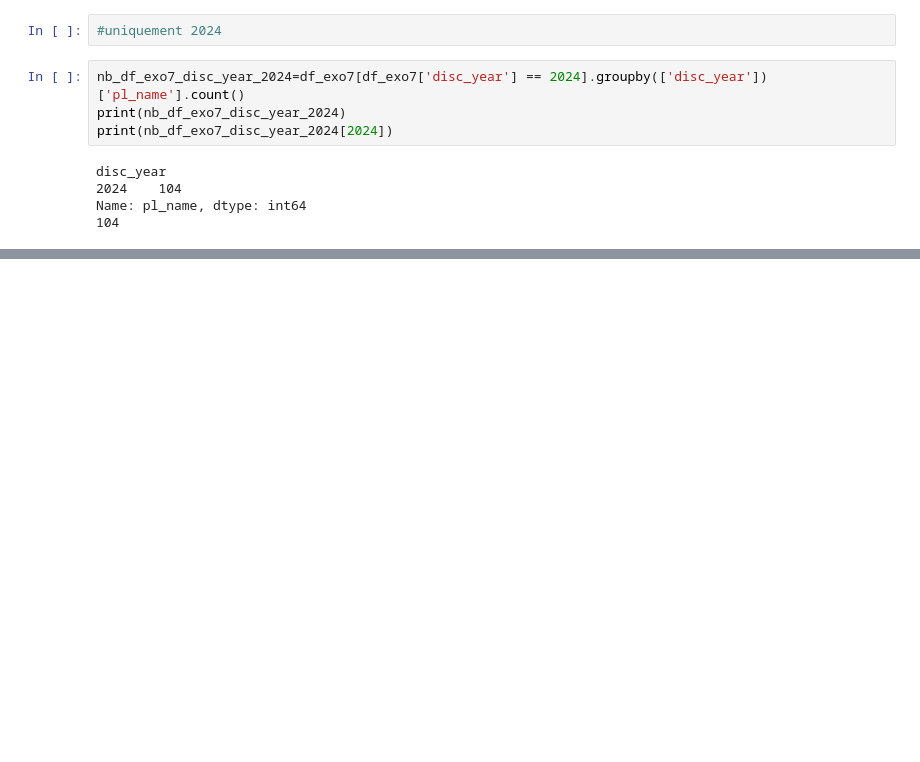
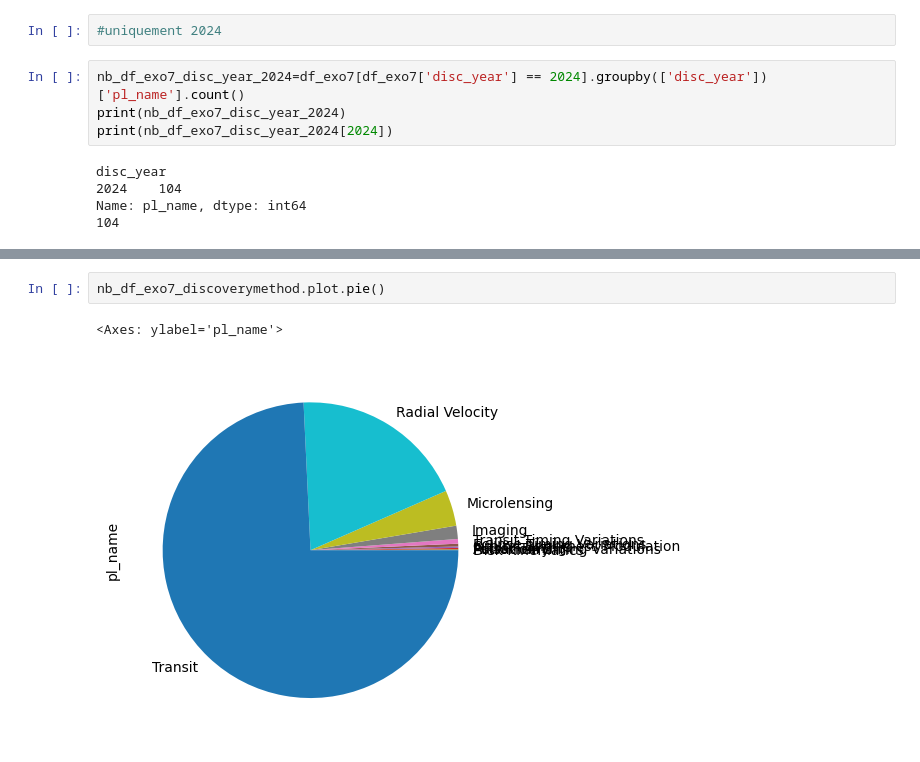
Before and after one commit to miraceti/Webscrapt, a Jupyter notebook: exoplanets/exo2/exo6/exo7_001.ipynb, the cells around one changed output, grey strips where cells are left out. Cells and saved outputs as stored; diff of their text form; blank space fills up the shorter version.

```diff
--- a/exoplanets/exo2/exo6/exo7_001.ipynb
+++ b/exoplanets/exo2/exo6/exo7_001.ipynb
@@ -192,0 +222,5 @@ Name: pl_name, dtype: int64
+# %%
+nb_df_exo7_discoverymethod.plot.pie()
+# %% [output]
+<Axes: ylabel='pl_name'>
+[figure, added]
```
Also changed, not shown: parts of 4 cells of this notebook.
